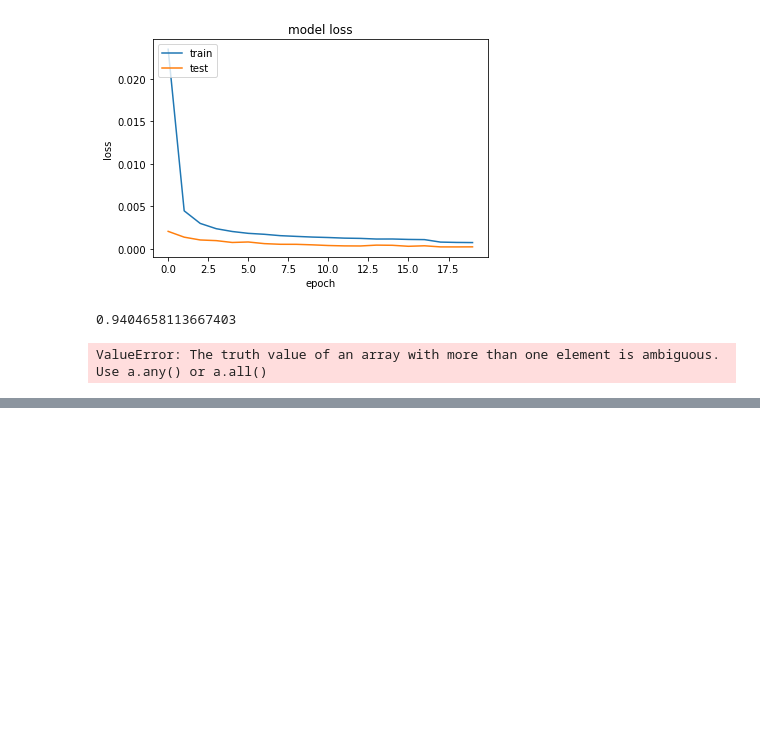
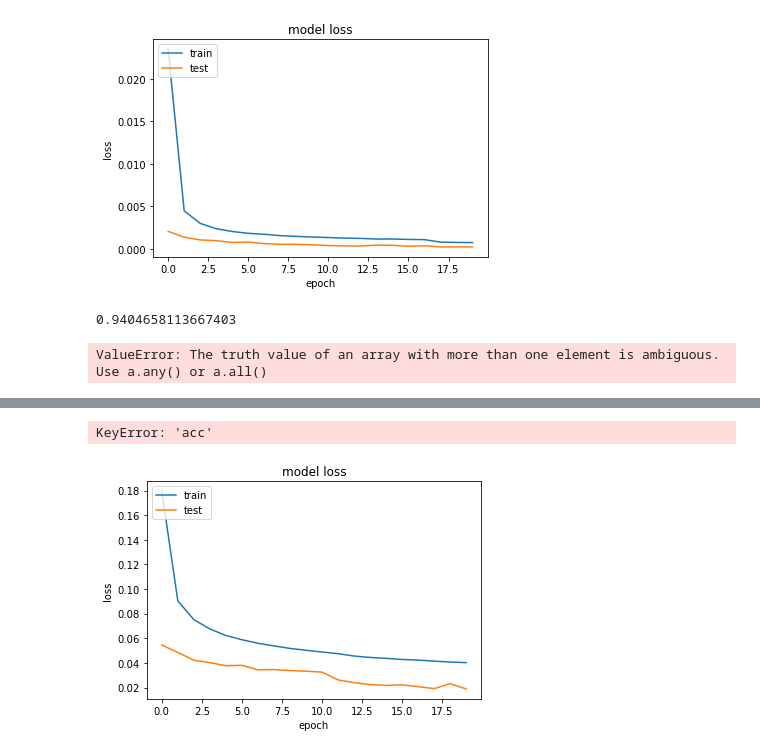
Before and after one commit to raymondng76/PRS-ISSM-2019-09-09-IS1FT-CA3, a Jupyter notebook: code/CA3.ipynb, the cells around one changed output, grey strips where cells are left out. Cells and saved outputs as stored; diff of their text form; code cells hidden in the pictures; blank space fills up the shorter version.

```diff
--- a/code/CA3.ipynb
+++ b/code/CA3.ipynb
@@ -311,0 +317,5 @@ ValueError: The truth value of an array with more than one element is ambiguous.
+# %%
+# Config
+encoder_dimension = 42
+EPOCH = 20
+BATCH_SIZE = 24
@@ -311,0 +389,7 @@ ValueError: The truth value of an array with more than one element is ambiguous.
+# %%
+model2.compile(optimizer='adam', metrics=['accuracy'],
+               loss=['mean_squared_logarithmic_error', 'mean_squared_logarithmic_error', 'mean_squared_logarithmic_error'])
+# %%
+%%time
+history2 = model2.fit([train_accel, train_gyro, train_quart], [train_accel, train_gyro, train_quart],
+                    validation_split=0.1, epochs=EPOCH, batch_size=BATCH_SIZE, shuffle=True, callbacks=callbacks)
@@ -311,0 +426,22 @@ ValueError: The truth value of an array with more than one element is ambiguous.
+# %%
+# summarize history for accuracy
+plt.plot(history2.history['acc'])
+plt.plot(history2.history['val_acc'])
+plt.title('model accuracy')
+plt.ylabel('accuracy')
+plt.xlabel('epoch')
+plt.legend(['train', 'test'], loc='upper left')
+plt.show()
+# %% [output]
+KeyError: 'acc'
+# %%
+# summarize history for loss
+plt.plot(history2.history['loss'])
+plt.plot(history2.history['val_loss'])
+plt.title('model loss')
+plt.ylabel('loss')
+plt.xlabel('epoch')
+plt.legend(['train', 'test'], loc='upper left')
+plt.show()
+# %% [output]
+[figure, added]
```
Also changed, not shown: parts of 9 cells of this notebook.
